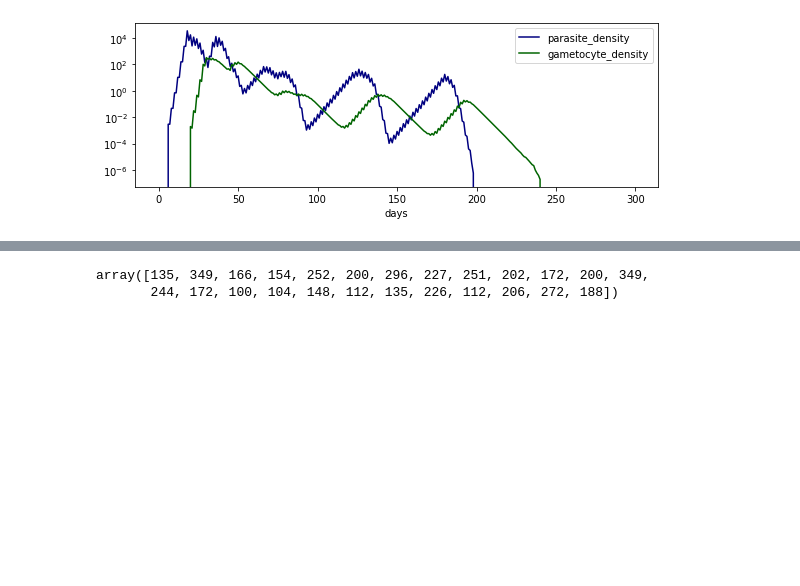
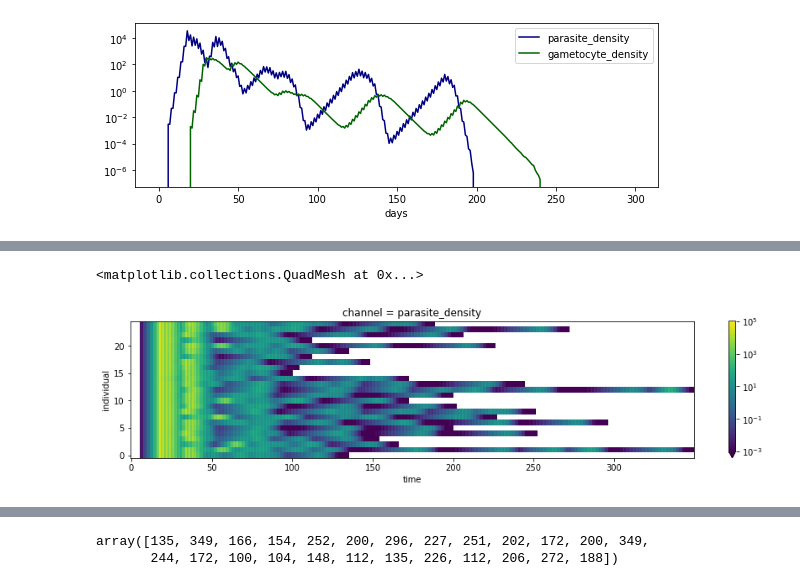
Before and after one commit to edwenger/emod-demo, a Jupyter notebook: examples/naive_infection.ipynb, the cells around one changed output, grey strips where cells are left out. Drawn from its saved outputs; the diff is of its cells as text; code cells hidden in the pictures; blank space fills up the shorter version.

Commit message:
use xarray for multi-individual/-channel timeseries

```diff
--- a/examples/naive_infection.ipynb
+++ b/examples/naive_infection.ipynb
@@ -81,0 +57,6 @@ fig.set_tight_layout(True)
+# %%
+from naive_infection import multiple_challenges
+
+da = multiple_challenges(duration=350, n_people=25)
+
+da
@@ -81,0 +81,7 @@ fig.set_tight_layout(True)
+# %%
+import matplotlib.colors as colors
+
+da.sel(channel='parasite_density').plot(aspect=5, size=3, norm=colors.LogNorm(vmin=0.001, vmax=100000))
+# %% [output]
+<matplotlib.collections.QuadMesh at 0x...>
+[figure, added]
```
Also changed, not shown: parts of 13 cells of this notebook, 2 other files.
